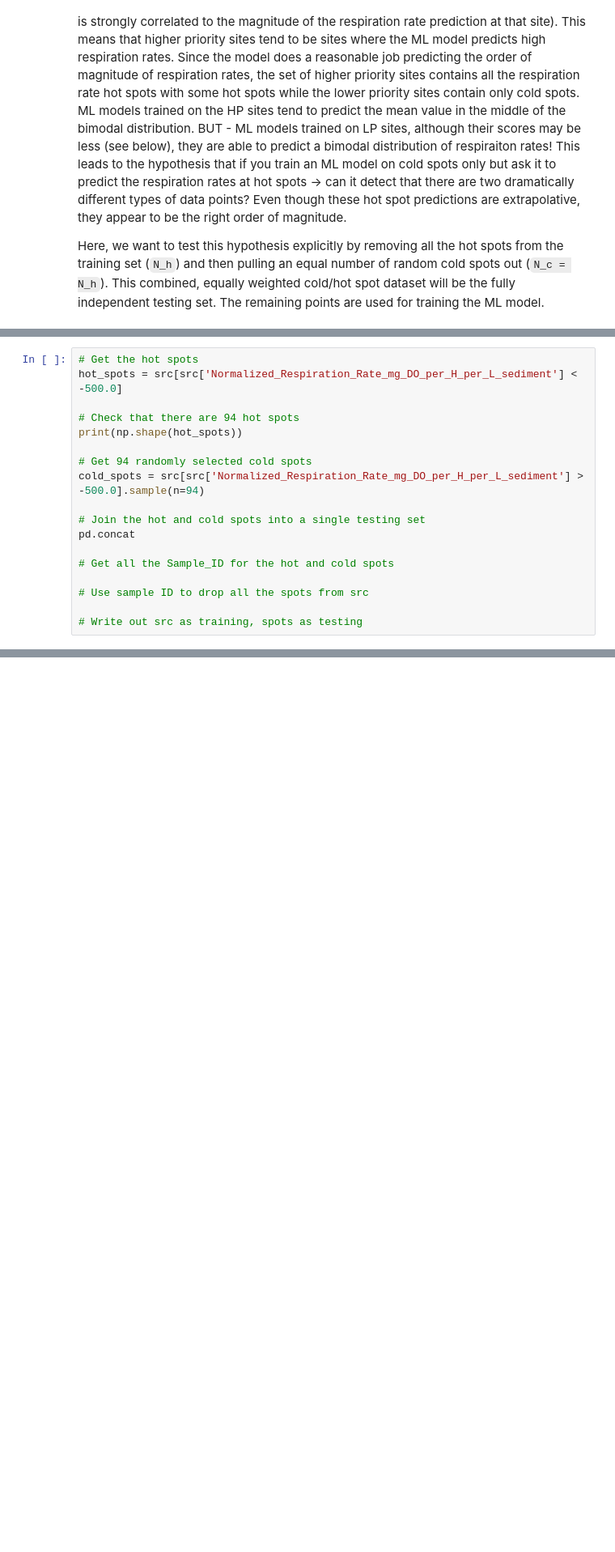
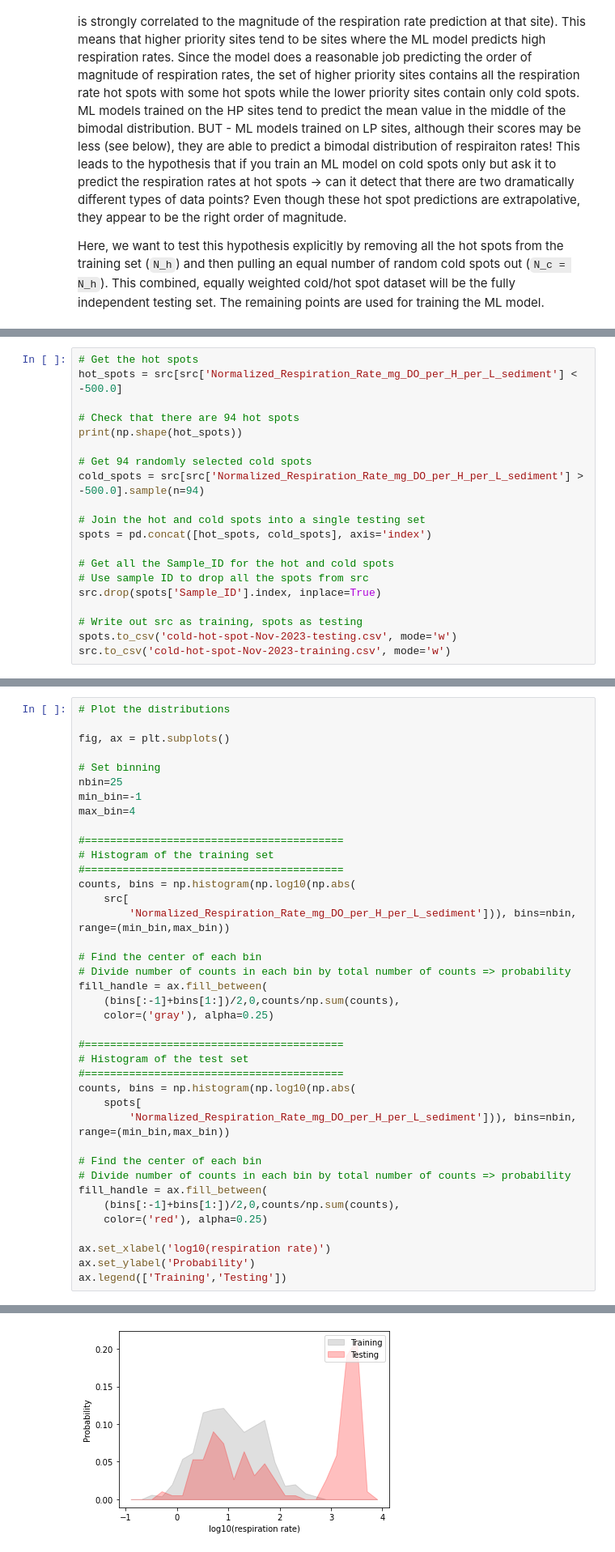
Before and after one commit to parallelworks/dynamic-learning-rivers, a Jupyter notebook: examples/ModEx_reproducibility/get_cold_and_hot_spot_sites.ipynb, the cells around one changed output, grey strips where cells are left out. Shown at 81% size. Drawn from its saved outputs; the diff is of its cells as text; blank space fills up the shorter version.

Commit message:
Finalize hot/cold spot testing split from training set

```diff
--- a/examples/ModEx_reproducibility/get_cold_and_hot_spot_sites.ipynb
+++ b/examples/ModEx_reproducibility/get_cold_and_hot_spot_sites.ipynb
@@ -32,10 +108,12 @@ print(np.shape(hot_spots))
 cold_spots = src[src['Normalized_Respiration_Rate_mg_DO_per_H_per_L_sediment'] > -500.0].sample(n=94)
 
 # Join the hot and cold spots into a single testing set
-pd.concat
+spots = pd.concat([hot_spots, cold_spots], axis='index')
 
 # Get all the Sample_ID for the hot and cold spots
-
 # Use sample ID to drop all the spots from src
+src.drop(spots['Sample_ID'].index, inplace=True)
 
 # Write out src as training, spots as testing
+spots.to_csv('cold-hot-spot-Nov-2023-testing.csv', mode='w')
+src.to_csv('cold-hot-spot-Nov-2023-training.csv', mode='w')
@@ -60,0 +154,40 @@ cold_spots
+# %%
+# Plot the distributions
+
+fig, ax = plt.subplots()
+
+# Set binning
+nbin=25
+min_bin=-1
+max_bin=4
+
+#=========================================
+# Histogram of the training set
+#=========================================
+counts, bins = np.histogram(np.log10(np.abs(
+    src[
+        'Normalized_Respiration_Rate_mg_DO_per_H_per_L_sediment'])), bins=nbin, range=(min_bin,max_bin))
+
+# Find the center of each bin
+# Divide number of counts in each bin by total number of counts => probability
+fill_handle = ax.fill_between(
+    (bins[:-1]+bins[1:])/2,0,counts/np.sum(counts),
+    color=('gray'), alpha=0.25)
+
+#=========================================
+# Histogram of the test set
+#=========================================
+counts, bins = np.histogram(np.log10(np.abs(
+    spots[
+        'Normalized_Respiration_Rate_mg_DO_per_H_per_L_sediment'])), bins=nbin, range=(min_bin,max_bin))
+
+# Find the center of each bin
+# Divide number of counts in each bin by total number of counts => probability
+fill_handle = ax.fill_between(
+    (bins[:-1]+bins[1:])/2,0,counts/np.sum(counts),
+    color=('red'), alpha=0.25)
+
+ax.set_xlabel('log10(respiration rate)')
+ax.set_ylabel('Probability')
+ax.legend(['Training','Testing'])
+# %% [output]
@@ -60,0 +195 @@ cold_spots
+[figure, added]
```
Also changed, not shown: parts of 10 cells of this notebook, 3 other files.
